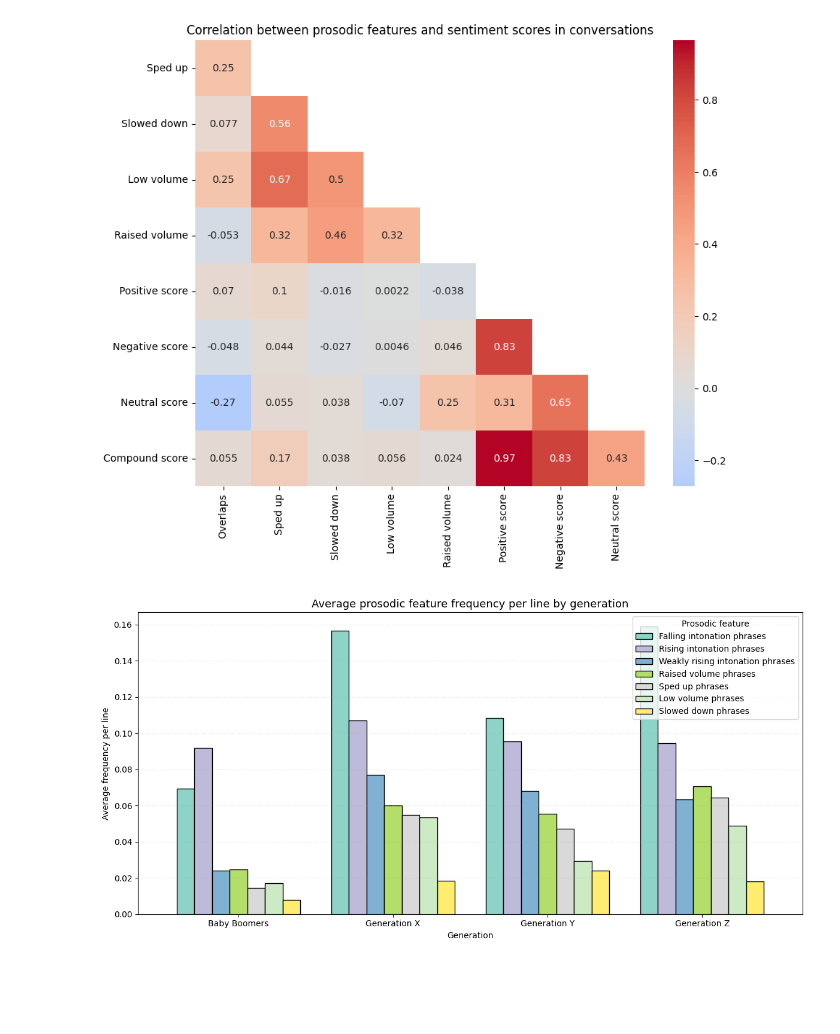
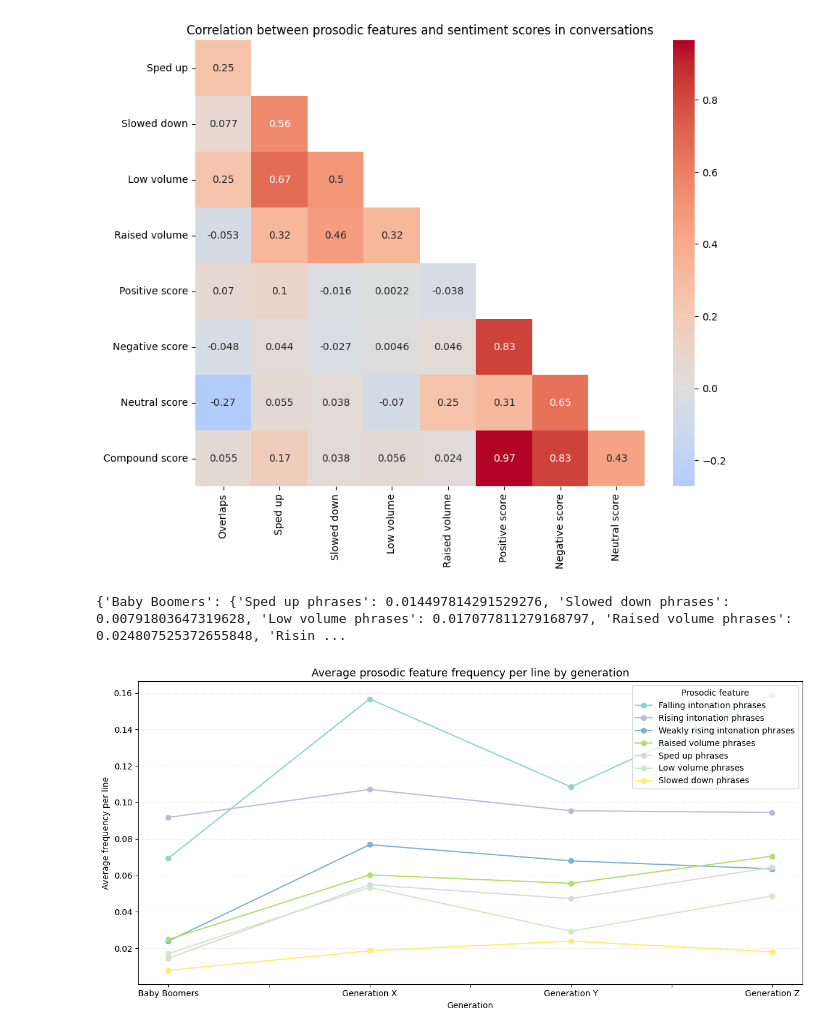
Before and after one commit to nichothenacho64/Generation-Tutti, a Jupyter notebook: notebooks/eda_q1.ipynb, the cells around one changed output. Saved outputs shown, nothing was run; the diff lists cells and outputs as text; code cells hidden in the pictures; blank space fills up the shorter version.

Commit message:
Update prosodic frequencies graph

```diff
--- a/notebooks/eda_q1.ipynb
+++ b/notebooks/eda_q1.ipynb
@@ -307,12 +309,6 @@ plt.show()
 conversations.read_all(parallel=True, load_prosodic=True)
 # %%
 import numpy as np
-import pandas as pd
-
-
-def human_name_from_snake_case(name: str) -> str:
-    return " ".join(name.split("_")).capitalize()
-
 
 conversation = conversations.conversation("KPC011")
 data = []
@@ -449,7 +445,8 @@ def prosodic_frequencies(participant: Participant) -> dict[str, float]:
 def prosodic_counts_by_generation() -> dict[str, dict[str, float]]:
     for participant in participants:
         generation = participant.generation
-        data[generation].append(prosodic_frequencies(participant))
+        frequencies = prosodic_frequencies(participant)
+        data[generation].append(frequencies)
 
     result = {}
     for generation, participants_frequencies in data.items():
@@ -458,32 +455,38 @@ def prosodic_counts_by_generation() -> dict[str, dict[str, float]]:
             counts = Counter(participant_frequencies)
             total_generation_counts += counts
 
         result[generation.name] = {
             human_name_from_snake_case(prosodic_feature): count
             / len(participants_frequencies)
             for prosodic_feature, count in total_generation_counts.items()
         }
     return result
 
 
+conversations.read_all(parallel=True, load_prosodic=True)
+
 counts = prosodic_counts_by_generation()
 prosodic_df = pd.DataFrame.from_dict(counts, orient="index")
 
 prosodic_df.loc["Sum"] = prosodic_df.sum()
 prosodic_df = prosodic_df.T.sort_values(by="Sum", ascending=False).T
 prosodic_df = prosodic_df.drop("Sum")
 prosodic_df.plot(
-    kind="bar", figsize=(12, 6), width=0.8, colormap="Set3", edgecolor="black"
+    kind="line",
+    figsize=(12, 6),
+    colormap="Set3",
+    marker="o"
 )
 
 plt.grid(axis="y", linestyle="-.", alpha=0.2)
 plt.title("Average prosodic feature frequency per line by generation", fontsize=13)
 plt.xlabel("Generation")
 plt.ylabel("Average frequency per line")
 plt.xticks(rotation=0)
 plt.legend(title="Prosodic feature", loc="upper right")
 plt.tight_layout()
 
 plt.show()
 # %% [output]
+{'Baby Boomers': {'Sped up phrases': 0.014497814291529276, 'Slowed down phrases': 0.00791803647319628, 'Low volume phrases': 0.017077811279168797, 'Raised volume phrases': 0.024807525372655848, 'Risin ...
-[figure, old version]
+[figure, new version]
```
Also changed, not shown: parts of 1 cell of this notebook, 2 other files.
